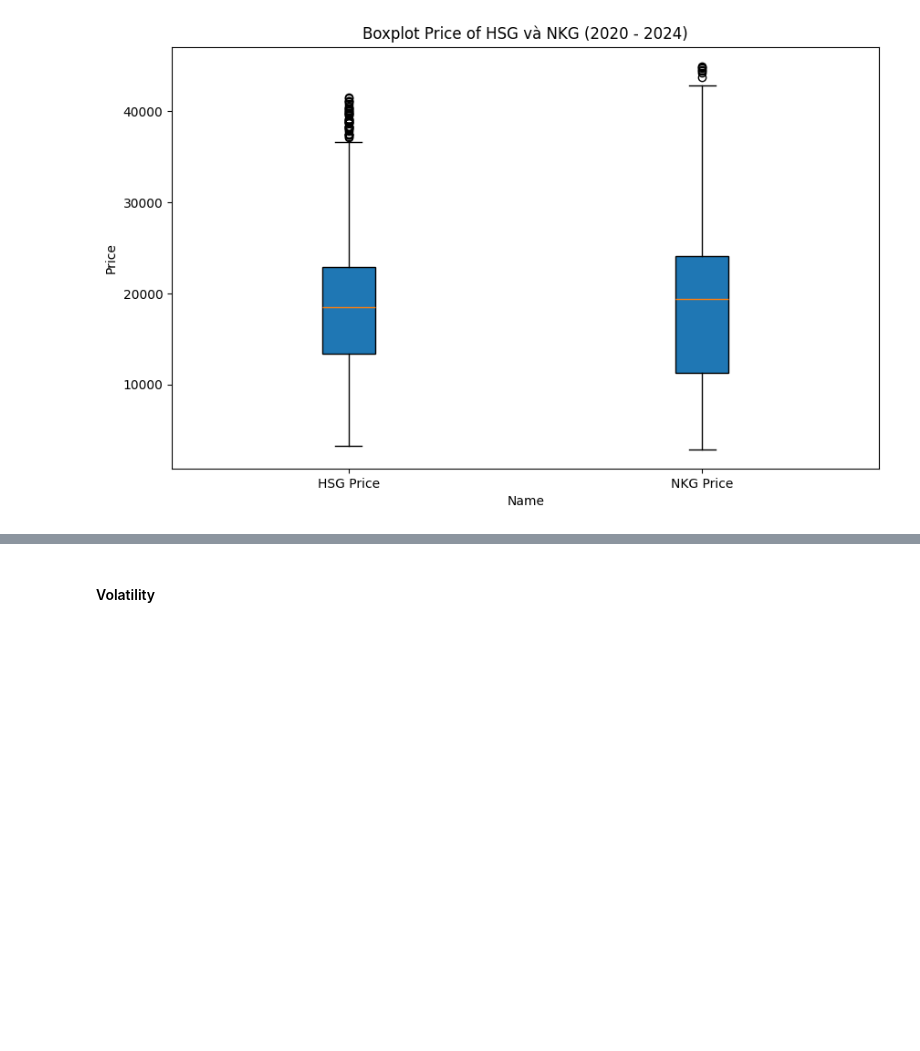
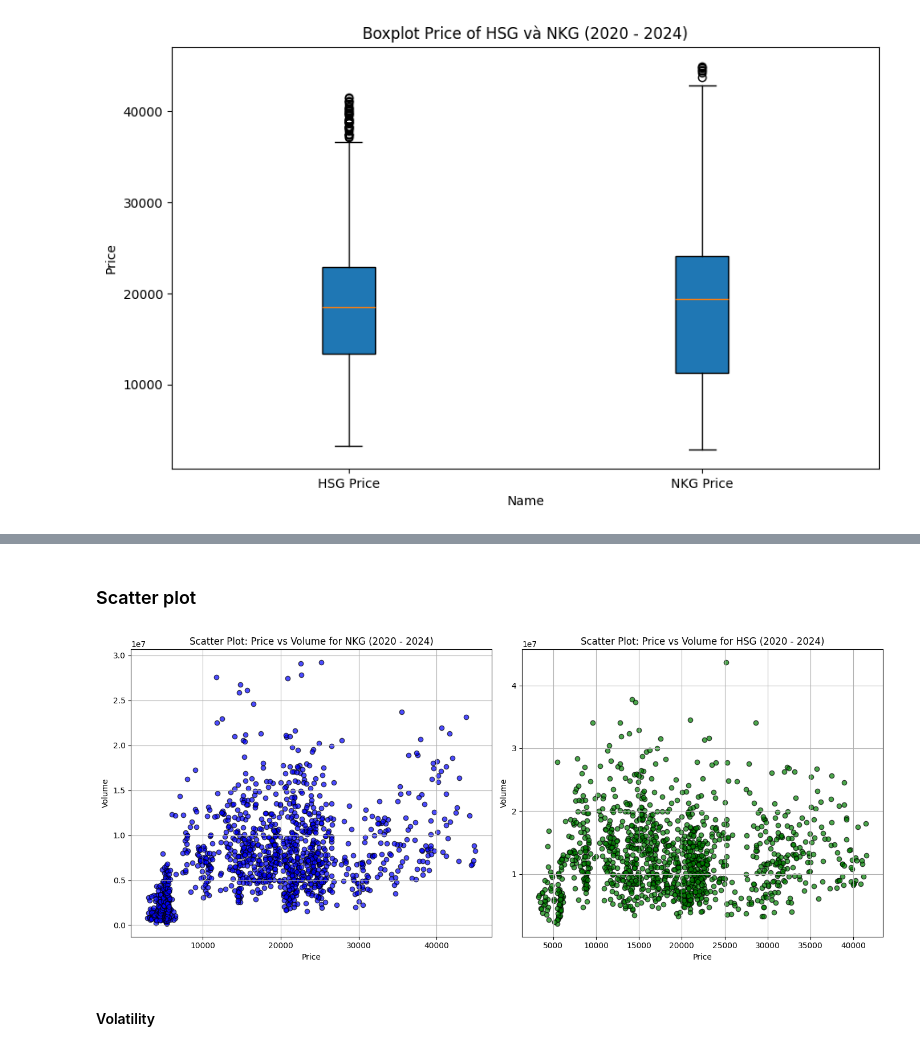
Before and after one commit to hien01604/STAT3013.P11_Nhom2, a Jupyter notebook: Statistics Description/Statistics_Description.ipynb, the cells around one changed output, grey strips where cells are left out. Drawn from its saved outputs; the diff is of its cells as text; code cells hidden in the pictures; blank space fills up the shorter version.

```diff
--- a/Statistics Description/Statistics_Description.ipynb
+++ b/Statistics Description/Statistics_Description.ipynb
@@ -516,3 +377,32 @@ plt.show()
+# %% [markdown]
+### Scatter plot
+# %%
+import matplotlib.pyplot as plt
+
+# Create subplots (1 row, 2 columns)
+fig, axs = plt.subplots(1, 2, figsize=(14, 6))
+
+# Scatter plot for NKG
+axs[0].scatter(nkg['Price'], nkg['Vol.'], alpha=0.7, c='blue', edgecolors='k')
+axs[0].set_title("Scatter Plot: Price vs Volume for NKG (2020 - 2024)")
+axs[0].set_xlabel("Price")
+axs[0].set_ylabel("Volume")
+axs[0].grid()
+
+# Scatter plot for HSG
+axs[1].scatter(hsg['Price'], hsg['Vol.'], alpha=0.7, c='green', edgecolors='k')
+axs[1].set_title("Scatter Plot: Price vs Volume for HSG (2020 - 2024)")
+axs[1].set_xlabel("Price")
+axs[1].set_ylabel("Volume")
+axs[1].grid()
+
+# Adjust layout
+plt.tight_layout()
+
+# Display the plots
+plt.show()
+# %% [output]
+[figure, added]
 # %% [markdown]
 #### Volatility
 # %%
```
Also changed, not shown: parts of 38 cells of this notebook, 7 other files.
